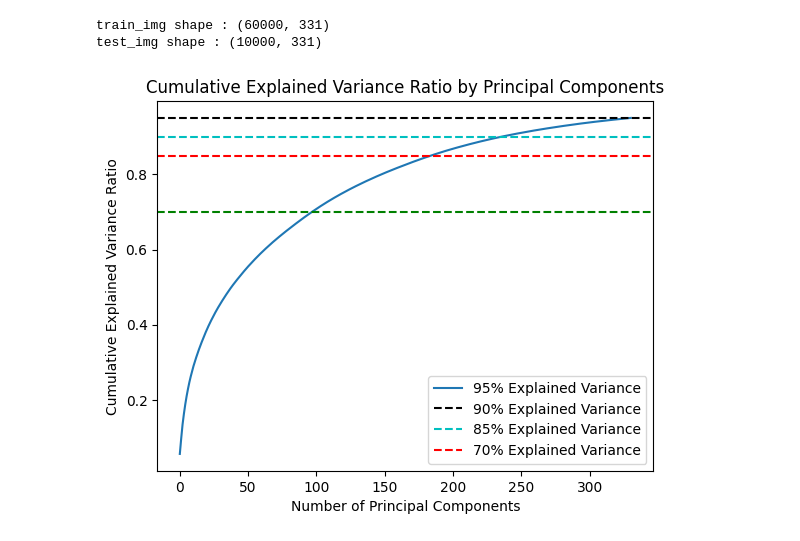
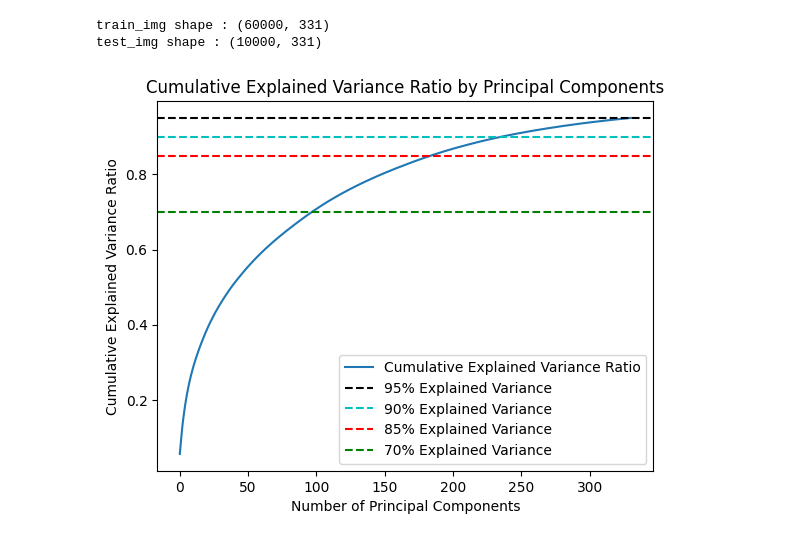
Before and after one commit to Victoria-Qiao/MNIST_Classification_Modeling, a Jupyter notebook: mnist-analysis.ipynb, the cells around one changed output. Drawn from its saved outputs; the diff is of its cells as text; code cells hidden in the pictures.

Commit message:
update legend for cumulative explained variance plot

```diff
--- a/mnist-analysis.ipynb
+++ b/mnist-analysis.ipynb
@@ -170,19 +170,19 @@ test_img shape : (10000, 331)
 # %%
 explained_variance_ratio = pca1.explained_variance_ratio_
 cumulative_variance_ratio = np.cumsum(explained_variance_ratio)
 plt.plot(cumulative_variance_ratio)
 plt.xlabel('Number of Principal Components')
 plt.ylabel('Cumulative Explained Variance Ratio')
 plt.axhline(y = 0.95, color='k', linestyle='--', label = '95% Explained Variance')
 plt.axhline(y = 0.90, color='c', linestyle='--', label = '90% Explained Variance')
 plt.axhline(y = 0.85, color='r', linestyle='--', label = '85% Explained Variance')
 plt.axhline(y = 0.70, color='g', linestyle='--', label = '70% Explained Variance')
 
 plt.title('Cumulative Explained Variance Ratio by Principal Components')
-plt.legend(["95% Explained Variance", "90% Explained Variance", "85% Explained Variance", "70% Explained Variance"], loc="lower right")
+plt.legend(["Cumulative Explained Variance Ratio", "95% Explained Variance", "90% Explained Variance", "85% Explained Variance", "70% Explained Variance"], loc="lower right")
 plt.show()
 # %% [output]
-[figure, old version]
+[figure, new version]
 # %%
 svm1 = SVC()
 svm1.fit(train_img1, y_train)
```
Also changed, not shown: parts of 7 cells of this notebook.
